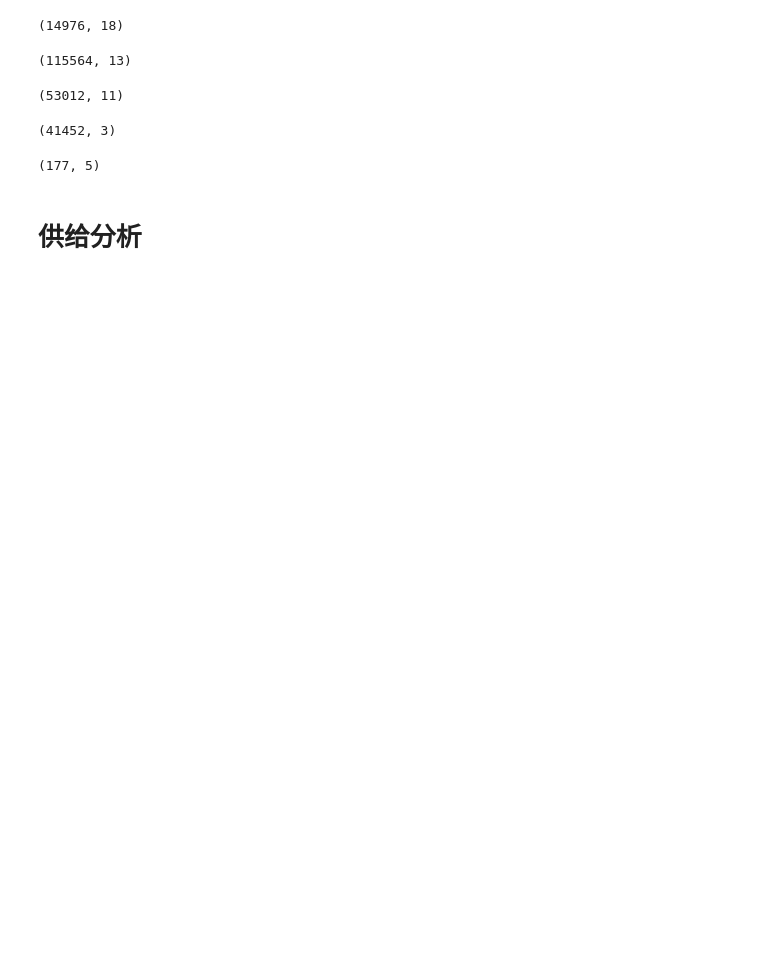
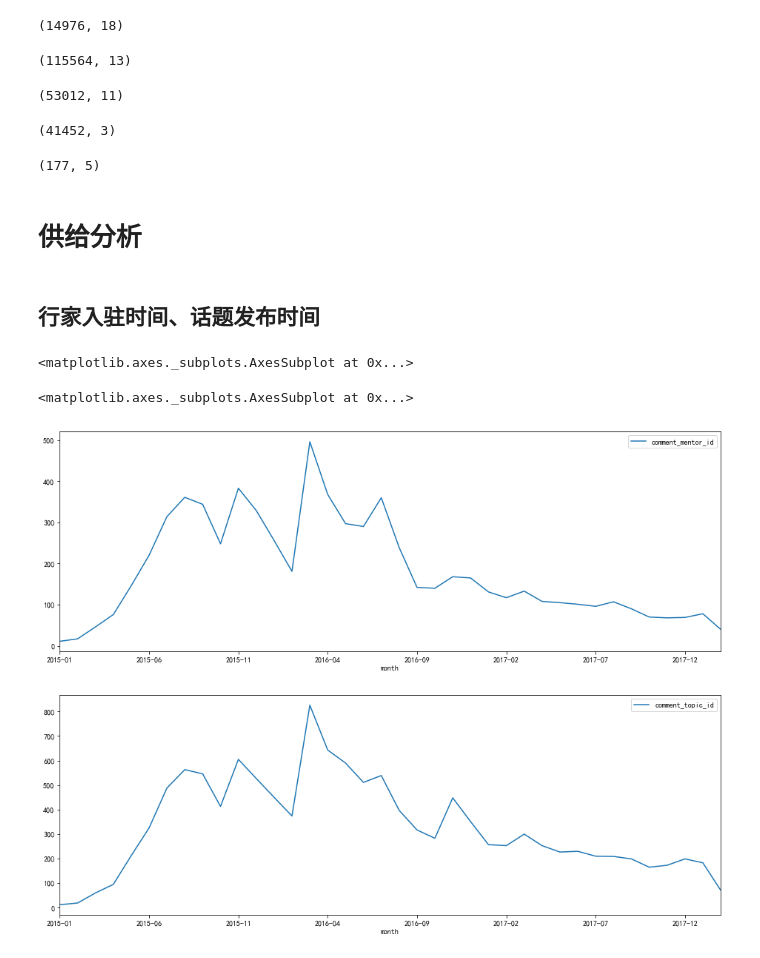
Before and after one commit to wymintage/zaih_analysis, a Jupyter notebook: zaih_analysis/zaih_analysis_3.ipynb, the cells around one changed output. Cells and saved outputs as stored; diff of their text form; code cells hidden in the pictures; blank space fills up the shorter version.

```diff
--- a/zaih_analysis/zaih_analysis_3.ipynb
+++ b/zaih_analysis/zaih_analysis_3.ipynb
@@ -93,0 +99,2 @@ from sklearn.linear_model import LinearRegression
+# %% [markdown]
+## 行家入驻时间、话题发布时间
@@ -93,0 +134,43 @@ from sklearn.linear_model import LinearRegression
+# %%
+# 话题发布时间
+
+# 通过排序和去重得到每个话题最早评论的时间，以此作为话题的发布时间
+topic_date = comment[['comment_topic_id', 'comment_date']].sort_values('comment_date').drop_duplicates(['comment_topic_id'])
+
+# 通过合并topic和comment来获取行家的时间信息
+topic_date = pd.merge(topic_date,
+                      topic[['topic_id_PK', 'meet_num_topic']],
+                      how='outer',
+                      left_on='comment_topic_id',
+                      right_on='topic_id_PK')
+
+# 根据话题的入驻时间生成入驻月份和入驻日期
+topic_date['month'] = topic_date['comment_date'].str.slice(0, 7)
+topic_date['date'] = pd.to_datetime(topic_date['comment_date'].str.slice(0, 10))
+
+# 以数据抓取日期：2018-2-23 为基准，得到行家的入驻市场，负号表示过去
+topic_date['duration'] = topic_date['date'] - pd.to_datetime('2018-2-23')
+topic_date['duration'] = topic_date.duration.dt.days
+
+topic_month = topic_date[['comment_topic_id', 'month']].groupby('month')
+
+# 话题数累计
+# topic_month.count().cumsum()
+
+# 去除没有日期信息的话题（没有相应评论）
+topic_date = topic_date.dropna(axis = 0)
+# %%
+fig = plt.figure()
+fig.set_size_inches(16, 12)
+
+ax1 = fig.add_subplot(2, 1, 1)
+mentor_month.count().plot(ax=ax1, by='month')
+
+ax2 = fig.add_subplot(2, 1, 2)
+topic_month.count().plot(ax=ax2, by='month')
+
+plt.show()
+# %% [output]
+<matplotlib.axes._subplots.AxesSubplot at 0x...>
+<matplotlib.axes._subplots.AxesSubplot at 0x...>
+[figure, added]
```
Also changed, not shown: parts of 42 cells of this notebook, 12 other files.
